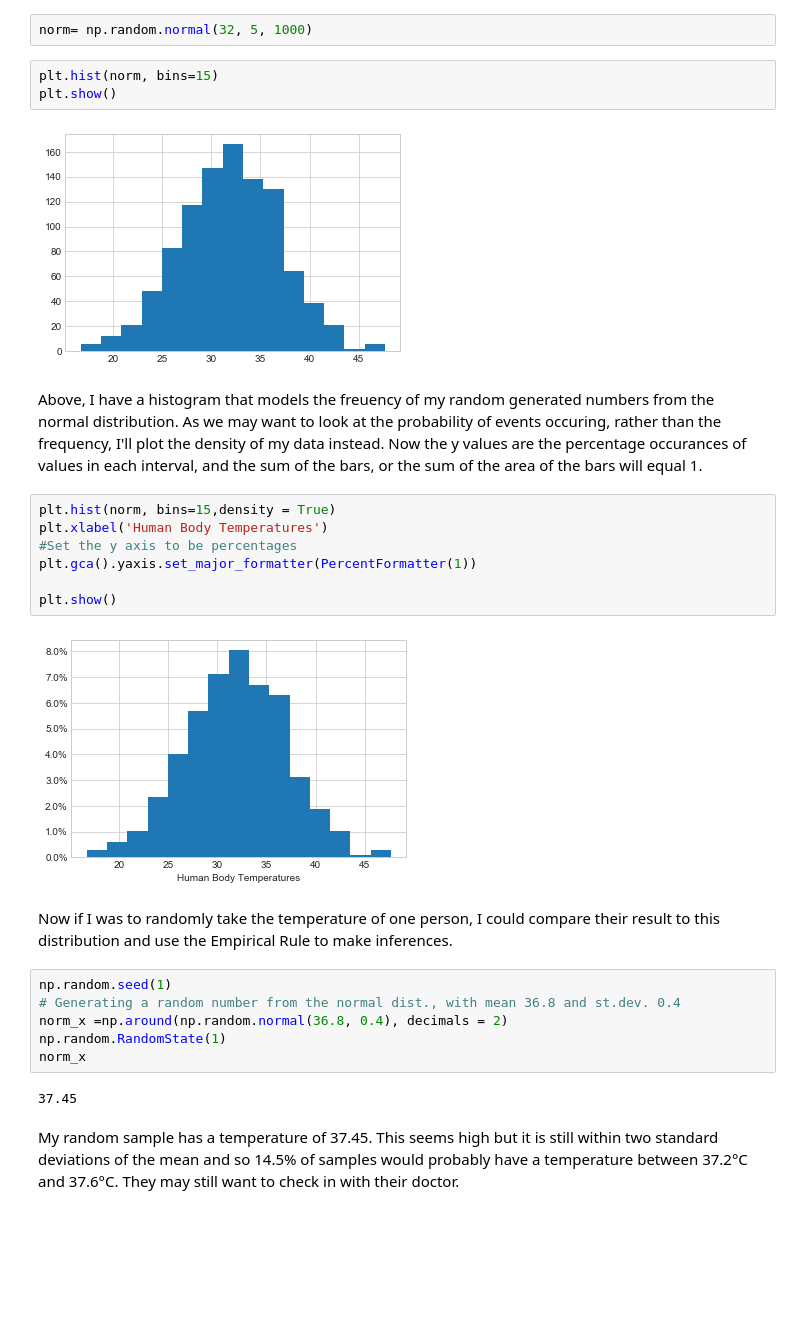
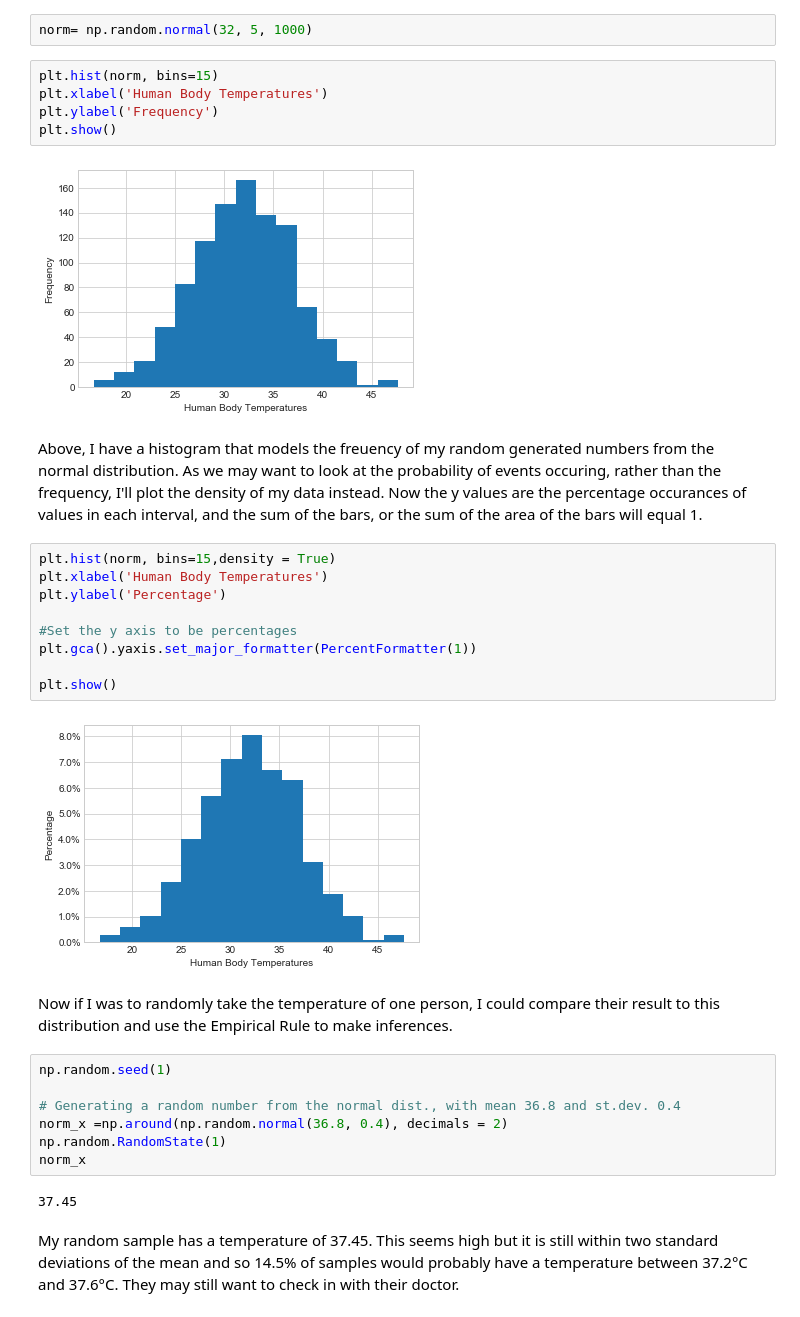
Before and after one commit to MarionMcG/numpy.random, a Jupyter notebook: numpy-random.ipynb, the cells around one changed output. Drawn from its saved outputs; the diff is of its cells as text; blank space fills up the shorter version.

```diff
--- a/numpy-random.ipynb
+++ b/numpy-random.ipynb
@@ -409,24 +416,29 @@ Let's generate 1000 values, that model the distribution of human body temperatur
 norm= np.random.normal(32, 5, 1000)
 # %%
 plt.hist(norm, bins=15)
+plt.xlabel('Human Body Temperatures')
+plt.ylabel('Frequency')
 plt.show()
 # %% [output]
-[figure, old version]
+[figure, new version]
 # %% [markdown]
 Above, I have a histogram that models the freuency of my random generated numbers from the normal distribution. As we may want to look at the probability of events occuring, rather than the frequency, I'll plot the density of my data instead. Now the y values are the percentage occurances of values in each interval, and the sum of the bars, or the sum of the area of the bars will equal 1.
 # %%
 plt.hist(norm, bins=15,density = True)
 plt.xlabel('Human Body Temperatures')
+plt.ylabel('Percentage')
+
 #Set the y axis to be percentages
 plt.gca().yaxis.set_major_formatter(PercentFormatter(1))
 
 plt.show()
 # %% [output]
-[figure, old version]
+[figure, new version]
 # %% [markdown]
 Now if I was to randomly take the temperature of one person, I could compare their result to this distribution and use the Empirical Rule to make inferences.
 # %%
 np.random.seed(1)
+
 # Generating a random number from the normal dist., with mean 36.8 and st.dev. 0.4
 norm_x =np.around(np.random.normal(36.8, 0.4), decimals = 2)
 np.random.RandomState(1)
```
Also changed, not shown: parts of 3 cells of this notebook.
